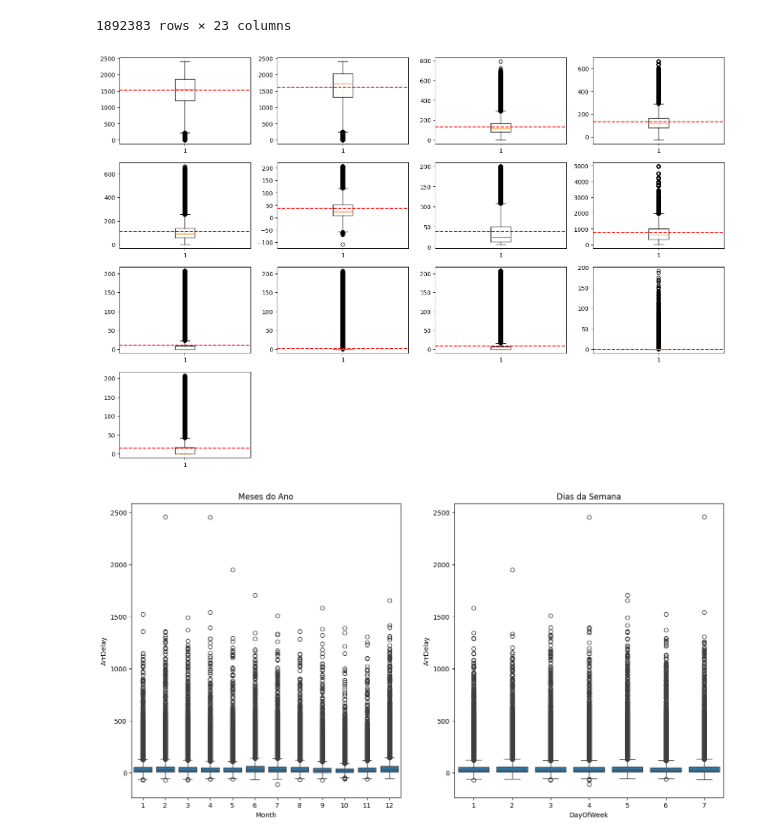
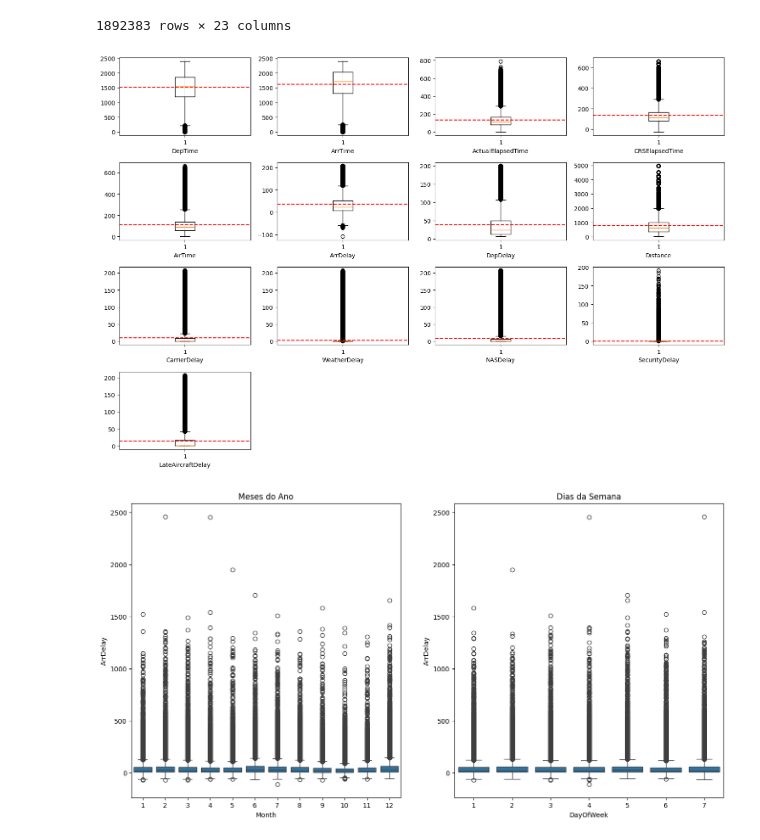
Before and after one commit to AdrielyZBoller/Projeto_Mod05_Ada_VemSerTech, a Jupyter notebook: projeto.ipynb, the cells around one changed output. Saved outputs shown, nothing was run; the diff lists cells and outputs as text; code cells hidden in the pictures.

```diff
--- a/projeto.ipynb
+++ b/projeto.ipynb
@@ -331,16 +331,17 @@ df_s_outliers
 # %%
 fig = plt.figure(figsize = (15,10))
 
 for i, col in enumerate(df_continua):
     plt.subplot(4,4,i+1)
     plt.boxplot(df_s_outliers[col])
+    plt.xlabel(col)
     plt.grid(axis='x', linestyle='--', alpha=0.7)
     plt.axhline(y=df_s_outliers[col].mean(), linestyle='--', color="red")
 
 plt.tight_layout()
 plt.show()
 # %% [output]
-[figure, old version]
+[figure, new version]
 # %%
 # Não deu certo rodar tudo de uma vez no meu pc
 #Avaliando as variáveis contínuas pelo mês e dia da semana
```
